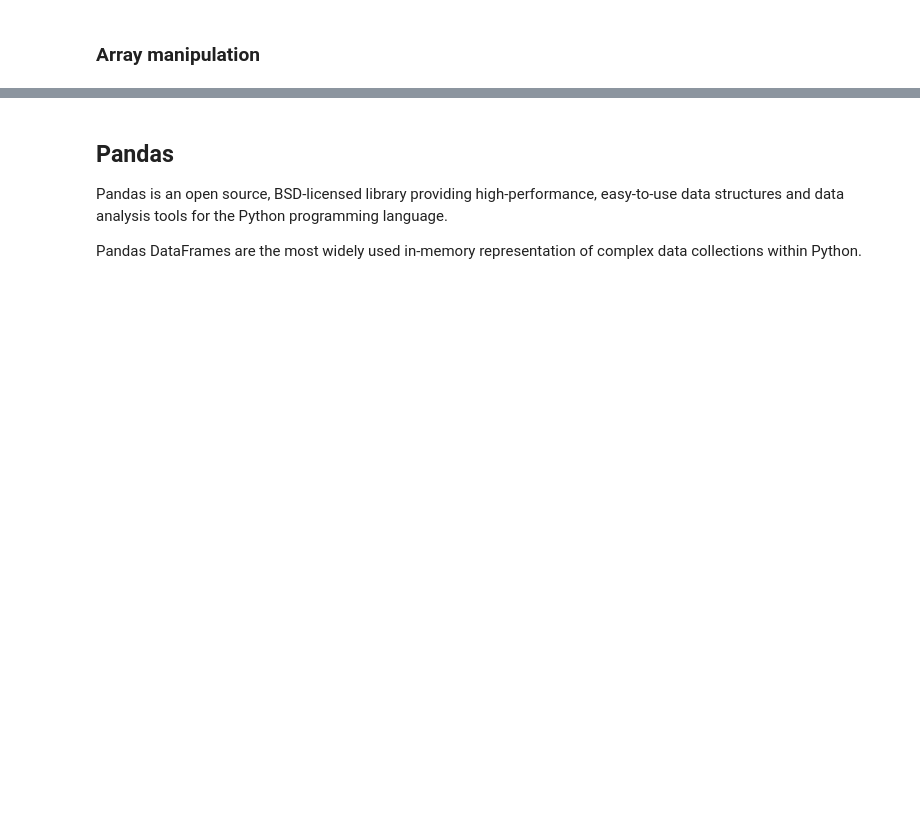
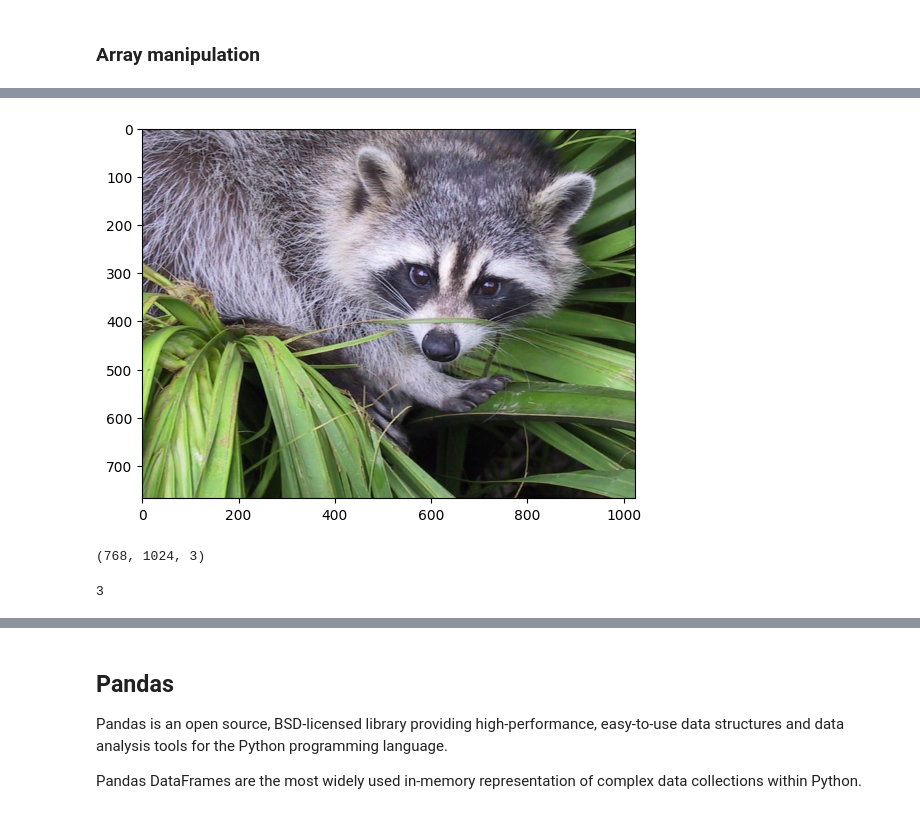
Before and after one commit to LuiSamaniego/SistemasEmbebidosConComputoEnLaNube, a Jupyter notebook: S2_Propedéutico_De _Python/PythonCheatSheet-10.ipynb, the cells around one changed output, grey strips where cells are left out. Saved outputs shown, nothing was run; the diff lists cells and outputs as text; code cells hidden in the pictures; blank space fills up the shorter version.

```diff
--- a/S2_Propedéutico_De _Python/PythonCheatSheet-10.ipynb
+++ b/S2_Propedéutico_De _Python/PythonCheatSheet-10.ipynb
@@ -537,0 +295,5 @@ np.hsplit(a,5) # Split array horizontally at 5th index
+# %%
+!pip install scipy
+from scipy import misc
+
+img = misc.face()
@@ -537,0 +336,14 @@ np.hsplit(a,5) # Split array horizontally at 5th index
+# %%
+plt.imshow(img)
+plt.show()
+# %% [output]
+[figure, added]
+# %%
+img.shape
+(768, 1024, 3)
+# %% [output]
+(768, 1024, 3)
+# %%
+img.ndim
+# %% [output]
+3
```
Also changed, not shown: parts of 118 cells of this notebook.
